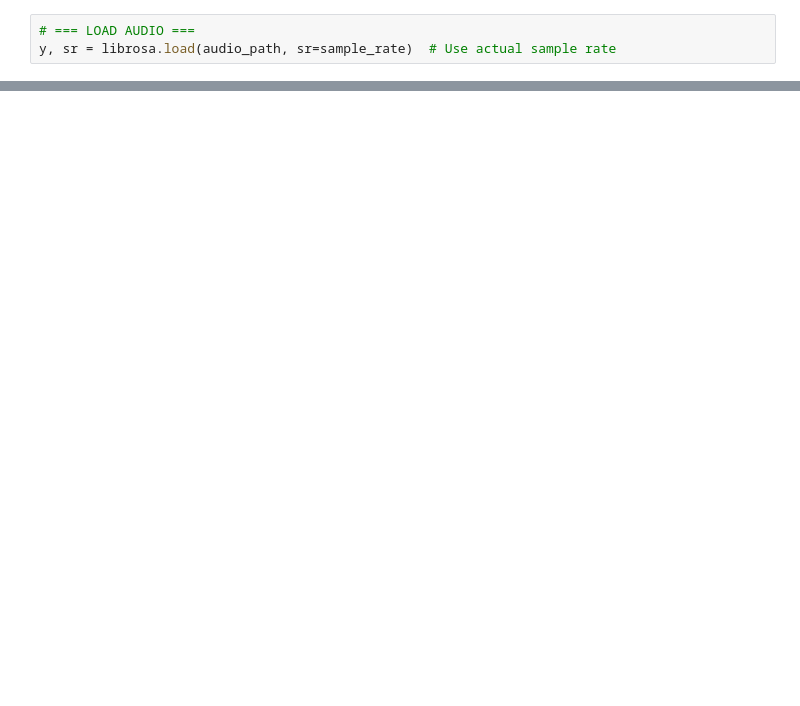
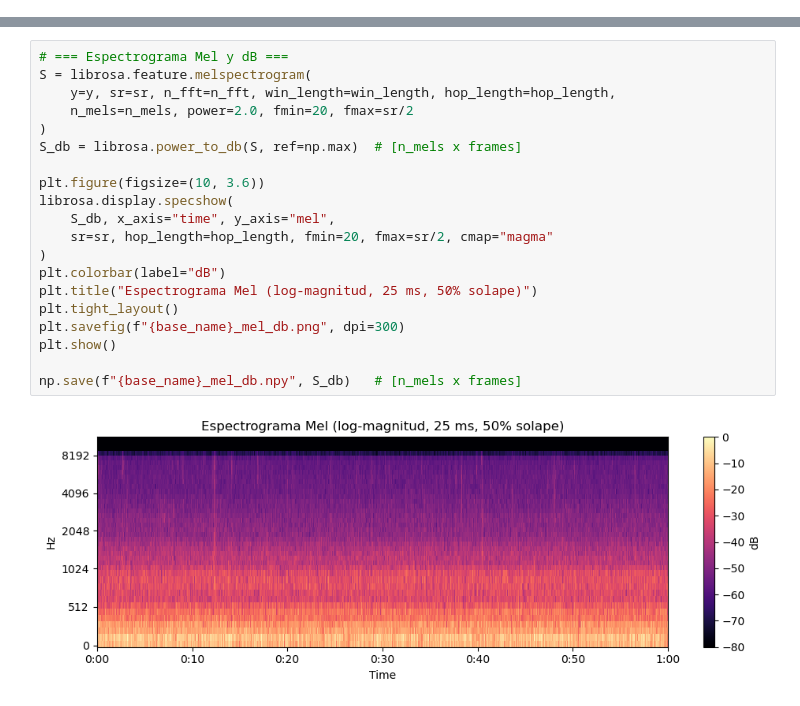
Before and after one commit to LeoLeon-coder/Thesis_Project_UACH, a Jupyter notebook: Development(Code)/02-TestMFCC.ipynb, the cells around one changed output, grey strips where cells are left out. Drawn from its saved outputs; the diff is of its cells as text; blank space fills up the shorter version.

Commit message:
Test Mfcc modified (original file was delete), spectograms were created in order to show a visual representation of the conversion

```diff
--- a/Development(Code)/02-TestMFCC.ipynb
+++ b/Development(Code)/02-TestMFCC.ipynb
@@ -15,3 +0,0 @@ n_mfcc = 13          # Number of MFCCs to extract (typical: 13)
-# %%
-# === LOAD AUDIO ===
-y, sr = librosa.load(audio_path, sr=sample_rate)  # Use actual sample rate
@@ -42,0 +78,22 @@ Shape of MFCCs: (2584, 13) → [frames x 13]
+# %%
+# === Espectrograma Mel y dB ===
+S = librosa.feature.melspectrogram(
+    y=y, sr=sr, n_fft=n_fft, win_length=win_length, hop_length=hop_length,
+    n_mels=n_mels, power=2.0, fmin=20, fmax=sr/2
+)
+S_db = librosa.power_to_db(S, ref=np.max)  # [n_mels x frames]
+
+plt.figure(figsize=(10, 3.6))
+librosa.display.specshow(
+    S_db, x_axis="time", y_axis="mel",
+    sr=sr, hop_length=hop_length, fmin=20, fmax=sr/2, cmap="magma"
+)
+plt.colorbar(label="dB")
+plt.title("Espectrograma Mel (log-magnitud, 25 ms, 50% solape)")
+plt.tight_layout()
+plt.savefig(f"{base_name}_mel_db.png", dpi=300)
+plt.show()
+
+np.save(f"{base_name}_mel_db.npy", S_db)   # [n_mels x frames]
+# %% [output]
+[figure, added]
```
Also changed, not shown: parts of 12 cells of this notebook, 17 other files.
